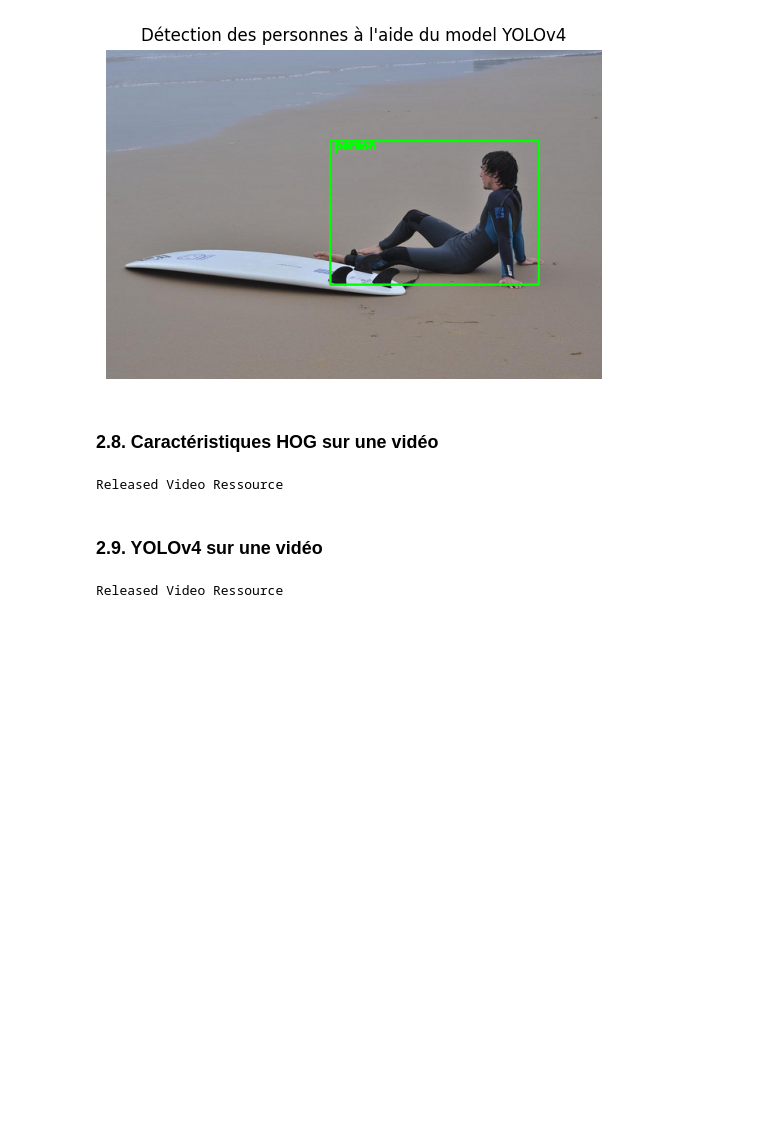
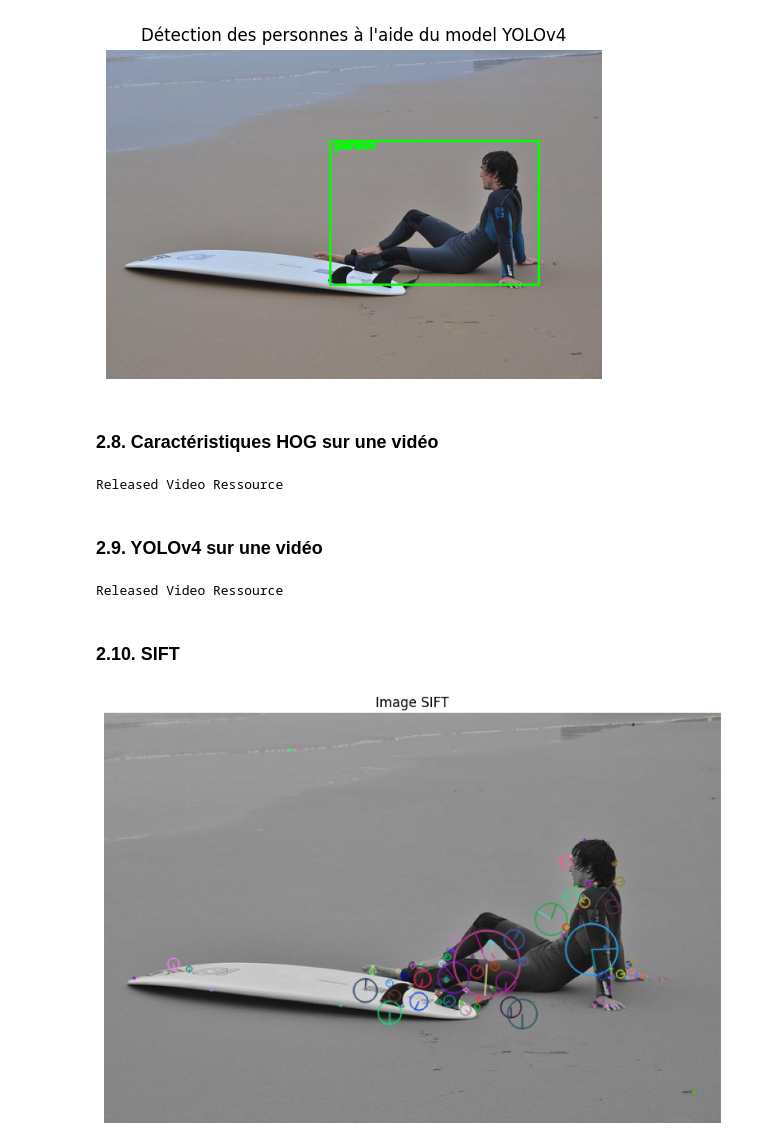
Before and after one commit to Gentlhug/tp2-detection-et-reconnaissance-d-images-et-videos, a Jupyter notebook: tp2_detection.ipynb, the cells around one changed output. Drawn from its saved outputs; the diff is of its cells as text; code cells hidden in the pictures; blank space fills up the shorter version.

Commit message:
Add SIFT, ORB and CNN

```diff
--- a/tp2_detection.ipynb
+++ b/tp2_detection.ipynb
@@ -72,6 +72,18 @@ class Imaginator:
             constant (int): Valeur de calcul du seuil adaptatif
         """
         self.img = cv.adaptiveThreshold(self.img, 255, cv.ADAPTIVE_THRESH_MEAN_C, cv.THRESH_BINARY, block_size, constant)
+
+    def sift(self):
+        gray = cv.cvtColor(self.img, cv.COLOR_BGR2GRAY)
+        sift = cv.SIFT_create()
+        kp = sift.detect(gray, None)
+        self.img = cv.drawKeypoints(gray, kp, self.img, flags=cv.DRAW_MATCHES_FLAGS_DRAW_RICH_KEYPOINTS)
+
+    def orb(self):
+        orb = cv.ORB_create()
+        kp = orb.detect(self.img, None)
+        kp, des = orb.compute(self.img, kp)
+        self.img = cv.drawKeypoints(self.img, kp, None, color=(0, 255, 0), flags=0)
 
     def hog(self):
         """hog: Affiche les caractéritiques HOG d'une image
@@ -154,12 +166,14 @@ class Imaginator:
             cv.rectangle(self.img, (x-5, y-10), (x+w, y+h), (0, 255, 0), 2)
             cv.putText(self.img, class_names[class_ids[i]], (x, y), cv.FONT_HERSHEY_DUPLEX, 0.5, (0, 255, 0), 2, cv.LINE_4)
 
-    def show(self, title: str = ""):
-        """show: Affichage de l'image
+    def show(self, title: str = "", figsize: tuple[float, float] | None = None):
+        """Affiche l'image
 
         Args:
             title (str, optional): Titre de l'image. La valeur par défaut est "".
+            figsize (tuple[float, float] | None, optional): Détermine la taille de l'image. La valeur par défaut est None.
         """
+        plt.figure(figsize=figsize)
         plt.imshow(self.img)
         plt.title(title)
         plt.axis('off')
@@ -520,3 +534,13 @@ video = Videorator()
 video.detect_video_yolo('data/video1.mp4', title='Détection des personnes avec YOLOv4')
 # %% [output]
 Released Video Ressource
+# %% [markdown]
+### 2.10. SIFT
+# %%
+img_sift = Imaginator('images/surf.jpg')
+
+img_sift.sift()
+
+img_sift.show('Image SIFT', figsize=(10, 10))
+# %% [output]
+[figure, added]
```
Also changed, not shown: parts of 13 cells of this notebook.
